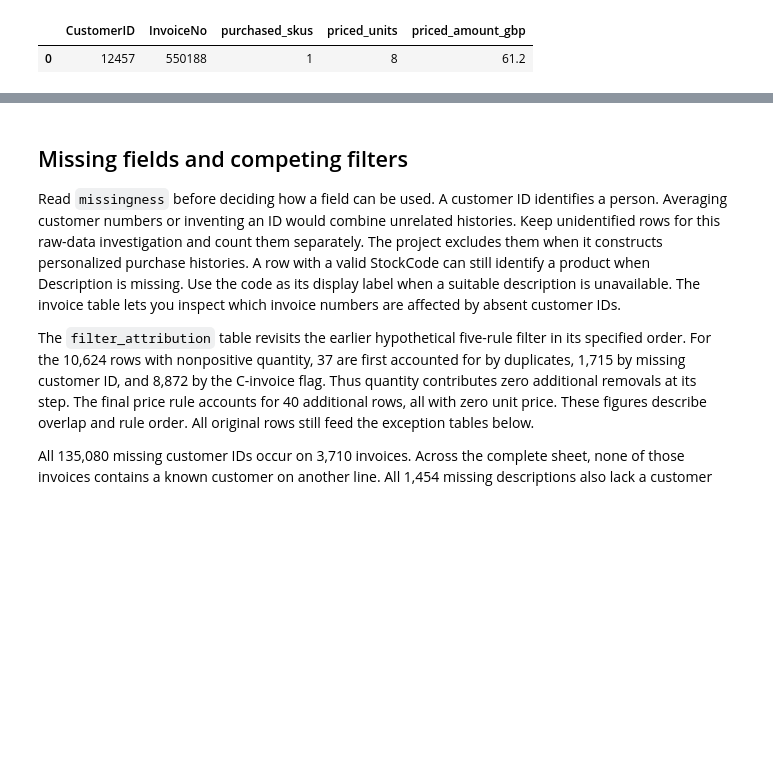
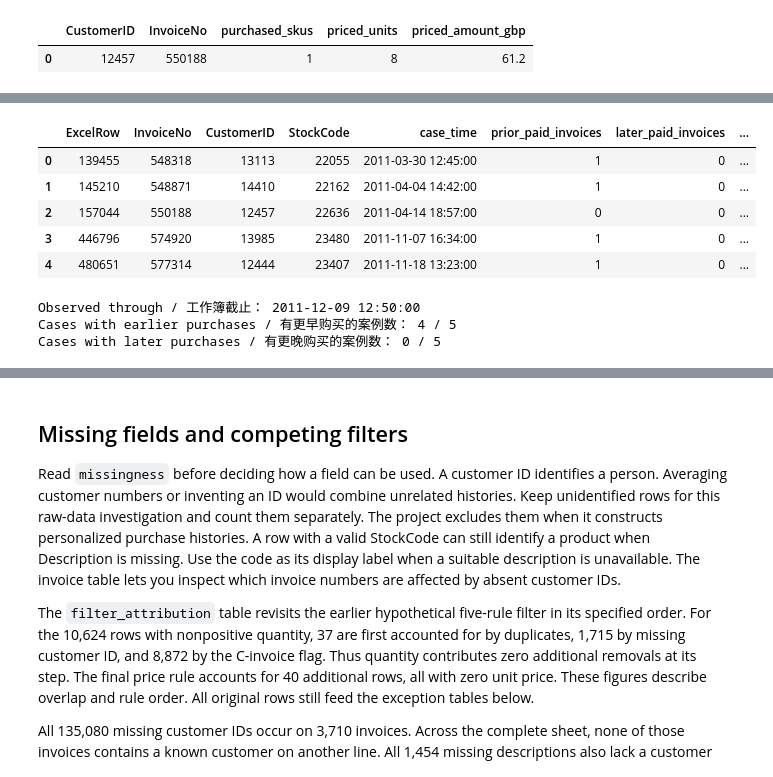
Before and after one commit to NobunagaK/online-retail-top10-recommendation, a Jupyter notebook: docs/technical/transaction_exception_analysis.ipynb, the cells around one changed output, grey strips where cells are left out. Cells and saved outputs as stored; diff of their text form; code cells hidden in the pictures; blank space fills up the shorter version.

Commit message:
Trace each paid-purchase cleaning decision to evidence and build basket events

```diff
--- a/docs/technical/transaction_exception_analysis.ipynb
+++ b/docs/technical/transaction_exception_analysis.ipynb
@@ -380,0 +393,33 @@ display(paid_item.groupby(["CustomerID", "InvoiceNo"], as_index=False).agg(
+# %%
+observed_until = raw["InvoiceDate"].max()
+case_history = []
+for case in product_matches.loc[product_matches["customer_present"]].itertuples(index=False):
+    other = priced.loc[
+        priced["CustomerID"].eq(case.CustomerID)
+        & priced["StockCode"].eq(case.StockCode)
+        & priced["InvoiceNo"].ne(case.InvoiceNo)
+    ]
+    prior = other.loc[other["InvoiceDate"].lt(case.InvoiceDate), "InvoiceNo"]
+    later = other.loc[other["InvoiceDate"].gt(case.InvoiceDate), "InvoiceNo"]
+    case_history.append({
+        "ExcelRow": case.ExcelRow, "InvoiceNo": case.InvoiceNo, "CustomerID": case.CustomerID,
+        "StockCode": case.StockCode, "case_time": case.InvoiceDate,
+        "prior_paid_invoices": prior.nunique(), "later_paid_invoices": later.nunique(),
+        "follow_up_days": round((observed_until - case.InvoiceDate) / pd.Timedelta(days=1), 1),
+    })
+
+case_history = pd.DataFrame(case_history)
+display(case_history)
+print("Observed through / 工作簿截止：", observed_until)
+print("Cases with earlier purchases / 有更早购买的案例数：", case_history["prior_paid_invoices"].gt(0).sum(), "/", len(case_history))
+print("Cases with later purchases / 有更晚购买的案例数：", case_history["later_paid_invoices"].gt(0).sum(), "/", len(case_history))
+# %% [output]
+|  | ExcelRow | InvoiceNo | CustomerID | StockCode | case_time | prior_paid_invoices | later_paid_invoices | ... |
+| 0 | 139455 | 548318 | 13113 | 22055 | 2011-03-30 12:45:00 | 1 | 0 | ... |
+| 1 | 145210 | 548871 | 14410 | 22162 | 2011-04-04 14:42:00 | 1 | 0 | ... |
+| 2 | 157044 | 550188 | 12457 | 22636 | 2011-04-14 18:57:00 | 0 | 0 | ... |
+| 3 | 446796 | 574920 | 13985 | 23480 | 2011-11-07 16:34:00 | 1 | 0 | ... |
+| 4 | 480651 | 577314 | 12444 | 23407 | 2011-11-18 13:23:00 | 1 | 0 | ... |
+Observed through / 工作簿截止： 2011-12-09 12:50:00
+Cases with earlier purchases / 有更早购买的案例数： 4 / 5
+Cases with later purchases / 有更晚购买的案例数： 0 / 5
```
Also changed, not shown: parts of 3 cells of this notebook, 16 other files.
